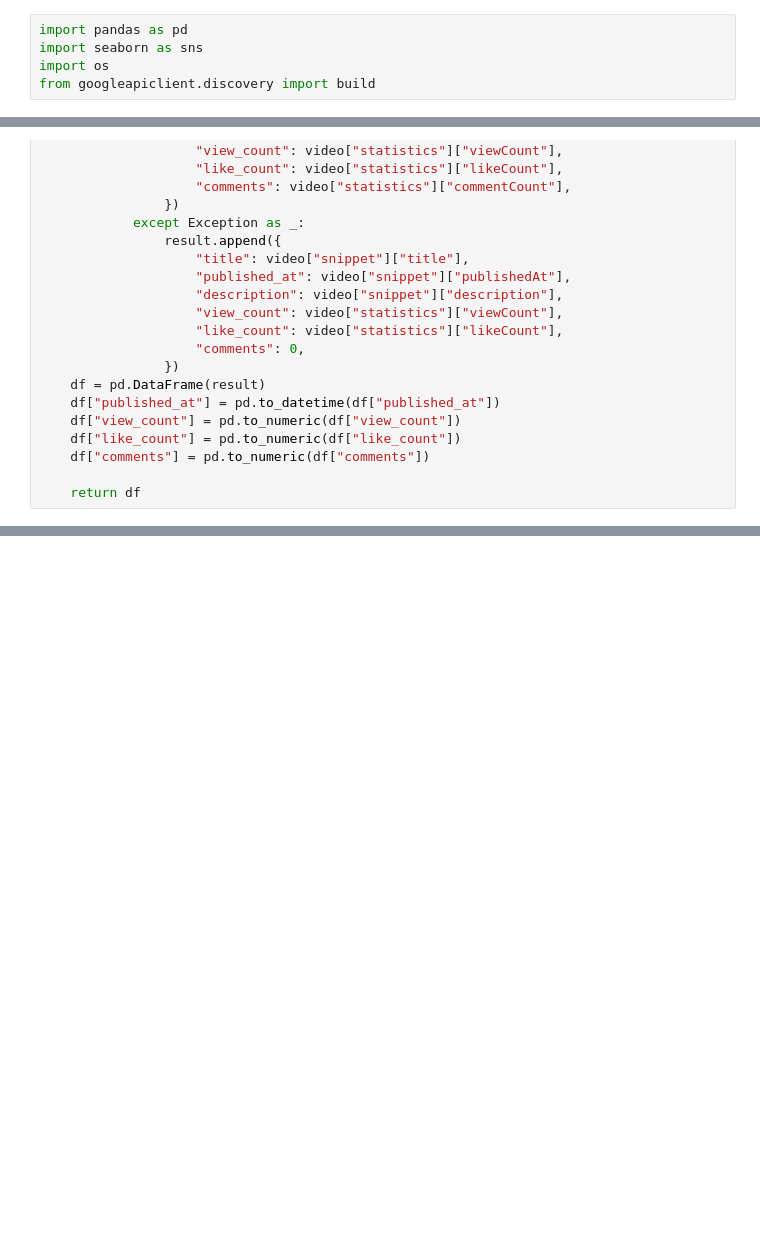
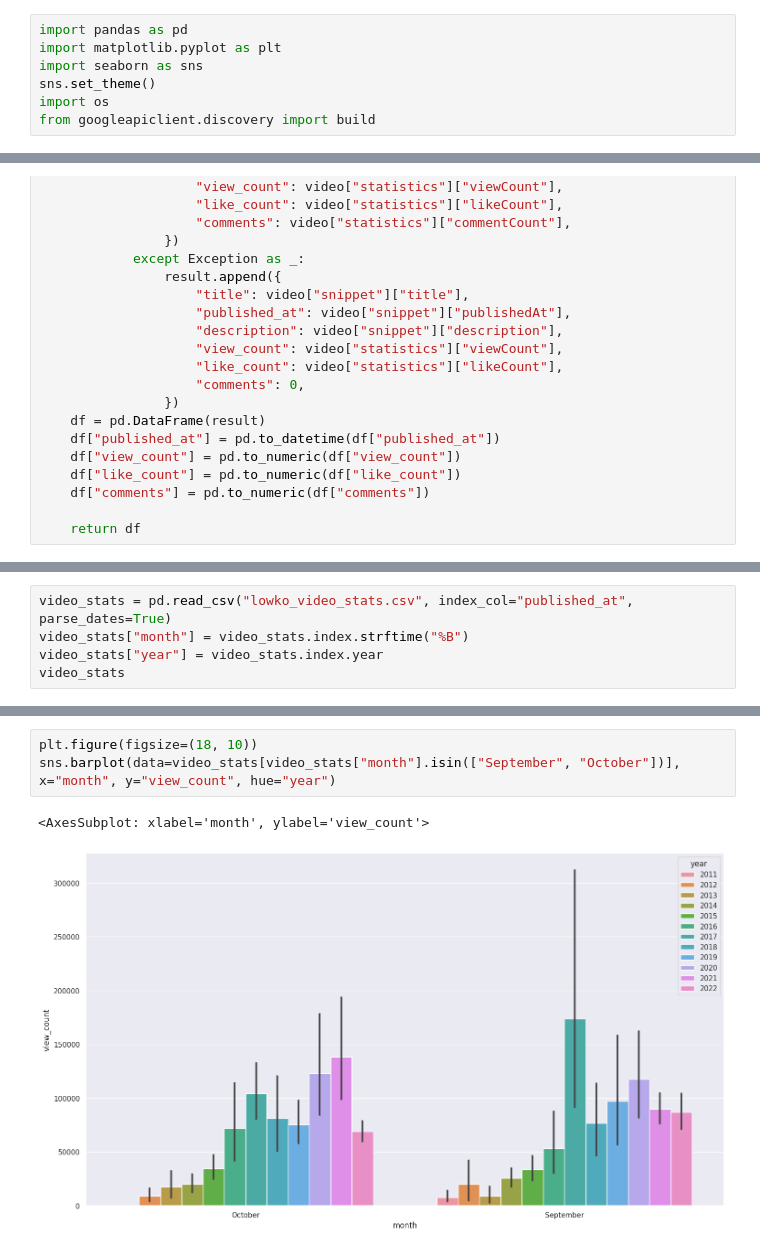
Before and after one commit to peppermintcoding/youtube_scraper, a Jupyter notebook: lowko_analysis.ipynb, the cells around one changed output, grey strips where cells are left out. Saved outputs shown, nothing was run; the diff lists cells and outputs as text; blank space fills up the shorter version.

Commit message:
short analysis of data

```diff
--- a/lowko_analysis.ipynb
+++ b/lowko_analysis.ipynb
@@ -1,6 +1,8 @@
 # %%
 import pandas as pd
+import matplotlib.pyplot as plt
 import seaborn as sns
+sns.set_theme()
 import os
 from googleapiclient.discovery import build
 # %%
@@ -130,0 +116,5 @@ video_stats
+# %%
+video_stats = pd.read_csv("lowko_video_stats.csv", index_col="published_at", parse_dates=True)
+video_stats["month"] = video_stats.index.strftime("%B")
+video_stats["year"] = video_stats.index.year
+video_stats
@@ -130,0 +136,6 @@ video_stats
+# %%
+plt.figure(figsize=(18, 10))
+sns.barplot(data=video_stats[video_stats["month"].isin(["September", "October"])], x="month", y="view_count", hue="year")
+# %% [output]
+<AxesSubplot: xlabel='month', ylabel='view_count'>
+[figure, added]
```
Also changed, not shown: parts of 6 cells of this notebook, 2 other files.
